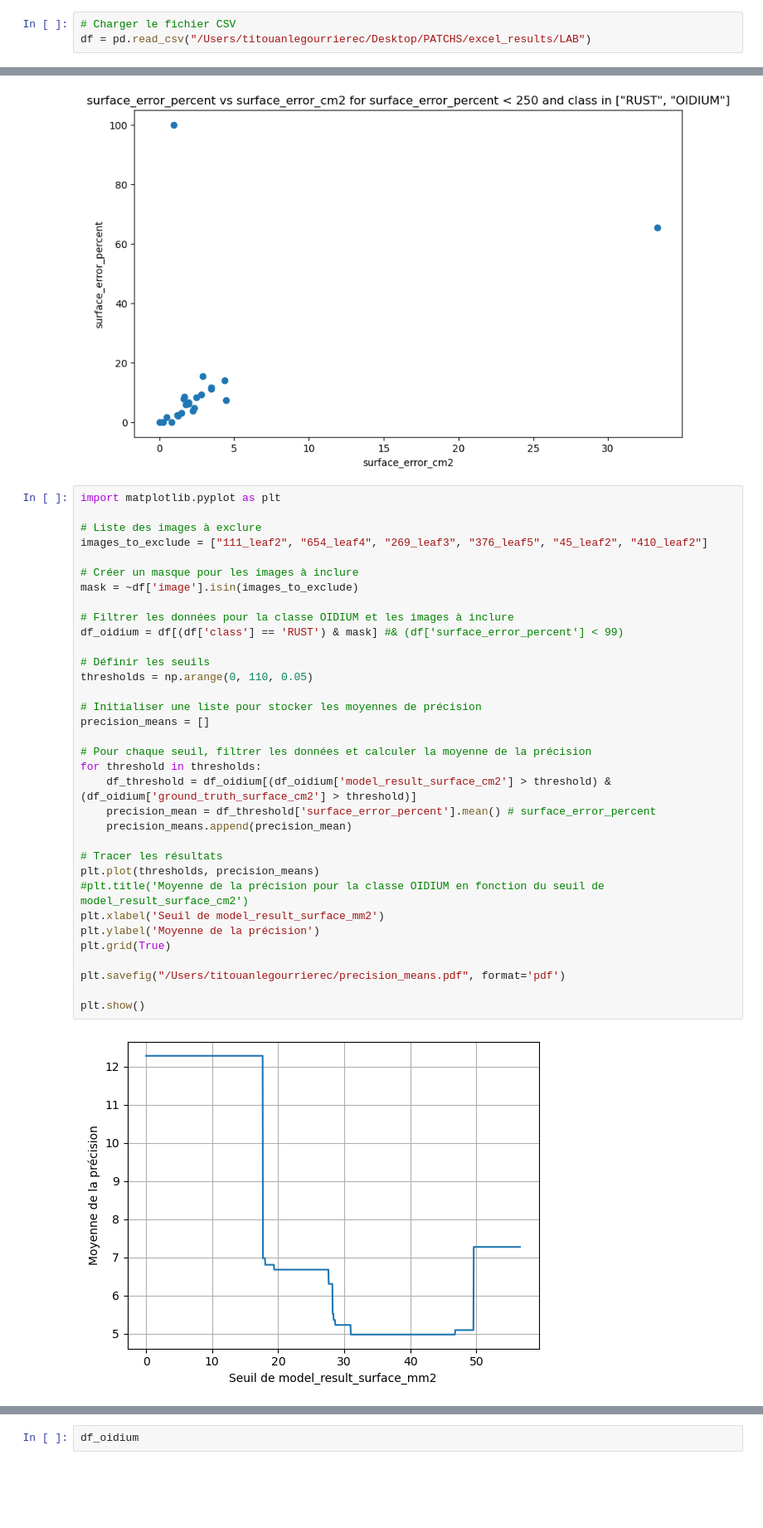
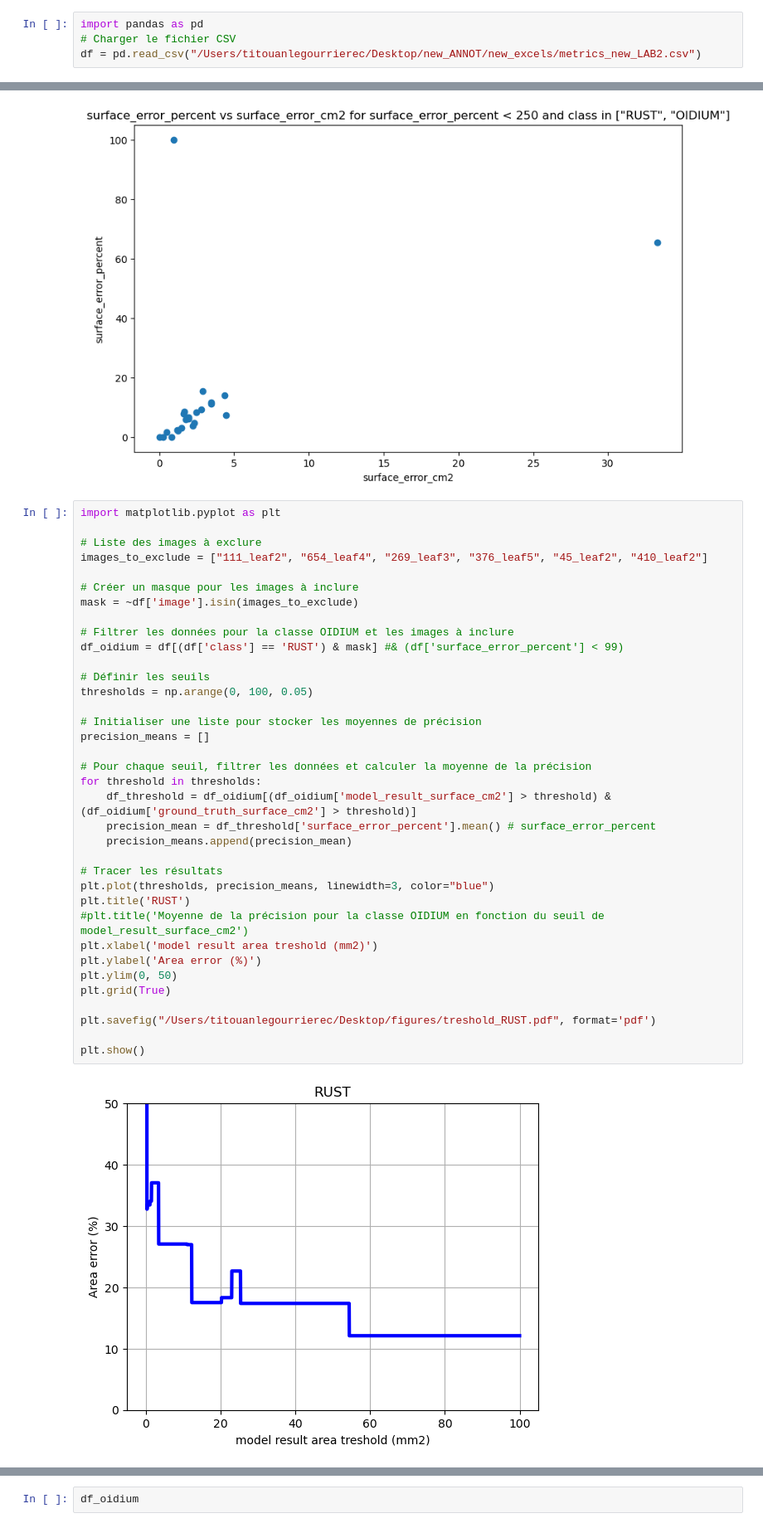
Before and after one commit to titouanlegourrierec/Leaf_Disease_Segmentation, a Jupyter notebook: model_evaluation/metrics.ipynb, the cells around one changed output, grey strips where cells are left out. Shown at 83% size. Cells and saved outputs as stored; diff of their text form; blank space fills up the shorter version.

```diff
--- a/model_evaluation/metrics.ipynb
+++ b/model_evaluation/metrics.ipynb
@@ -553,3 +553,4 @@ df.to_csv("/Users/titouanlegourrierec/Desktop/PATCHS/excel_results/Eigen", index
 # %%
+import pandas as pd
 # Charger le fichier CSV
-df = pd.read_csv("/Users/titouanlegourrierec/Desktop/PATCHS/excel_results/LAB")
+df = pd.read_csv("/Users/titouanlegourrierec/Desktop/new_ANNOT/new_excels/metrics_new_LAB2.csv")
@@ -926,36 +1037,38 @@ plt.show()
 # %%
 import matplotlib.pyplot as plt
 
 # Liste des images à exclure
 images_to_exclude = ["111_leaf2", "654_leaf4", "269_leaf3", "376_leaf5", "45_leaf2", "410_leaf2"]
 
 # Créer un masque pour les images à inclure
 mask = ~df['image'].isin(images_to_exclude)
 
 # Filtrer les données pour la classe OIDIUM et les images à inclure
 df_oidium = df[(df['class'] == 'RUST') & mask] #& (df['surface_error_percent'] < 99)
 
 # Définir les seuils
-thresholds = np.arange(0, 110, 0.05)
+thresholds = np.arange(0, 100, 0.05)
 
 # Initialiser une liste pour stocker les moyennes de précision
 precision_means = []
 
 # Pour chaque seuil, filtrer les données et calculer la moyenne de la précision
 for threshold in thresholds:
     df_threshold = df_oidium[(df_oidium['model_result_surface_cm2'] > threshold) & (df_oidium['ground_truth_surface_cm2'] > threshold)]
     precision_mean = df_threshold['surface_error_percent'].mean() # surface_error_percent
     precision_means.append(precision_mean)
 
 # Tracer les résultats
-plt.plot(thresholds, precision_means)
+plt.plot(thresholds, precision_means, linewidth=3, color="blue")
+plt.title('RUST')
 #plt.title('Moyenne de la précision pour la classe OIDIUM en fonction du seuil de model_result_surface_cm2')
-plt.xlabel('Seuil de model_result_surface_mm2')
-plt.ylabel('Moyenne de la précision')
+plt.xlabel('model result area treshold (mm2)')
+plt.ylabel('Area error (%)')
+plt.ylim(0, 50)
 plt.grid(True)
 
-plt.savefig("/Users/titouanlegourrierec/precision_means.pdf", format='pdf')
+plt.savefig("/Users/titouanlegourrierec/Desktop/figures/treshold_RUST.pdf", format='pdf')
 
 plt.show()
 # %% [output]
-[figure, old version]
+[figure, new version]
```
Also changed, not shown: parts of 15 cells of this notebook, 2 other files.
